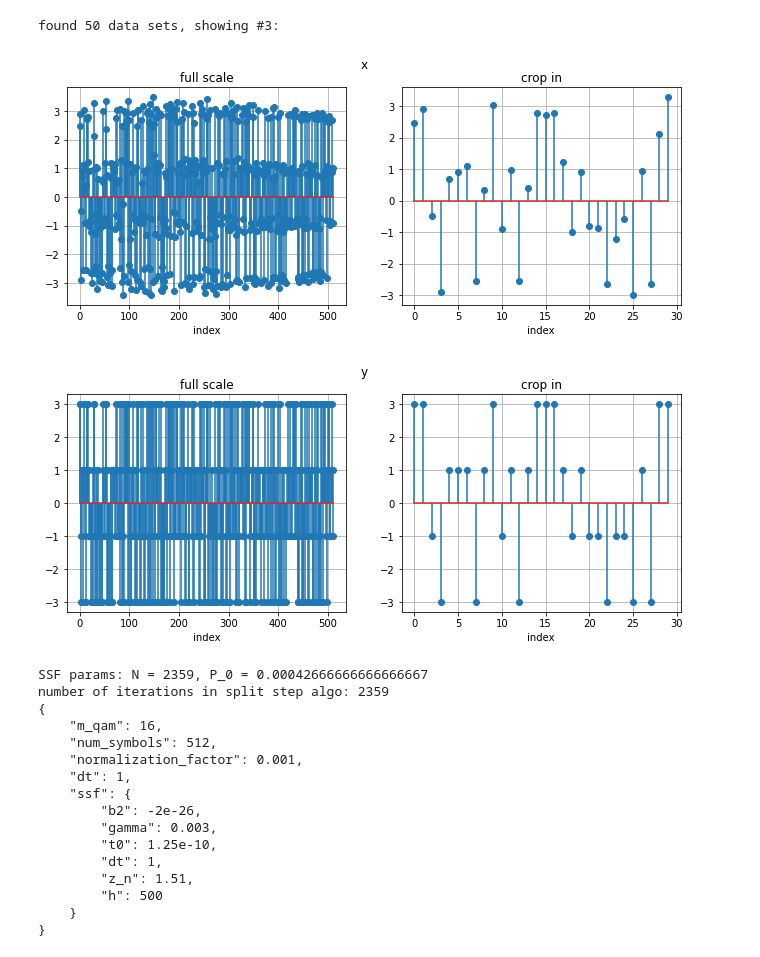
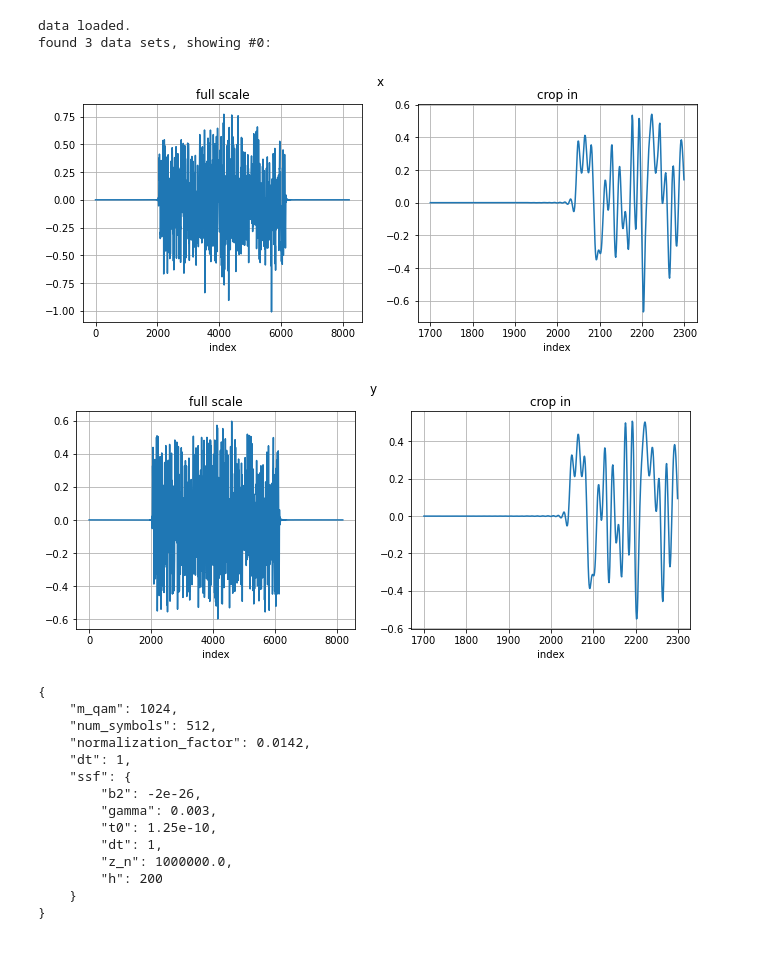
Before and after one commit to Yarden92/Thesis-code, a Jupyter notebook: apps/deep/data_analyzer.ipynb, the cells around one changed output. Drawn from its saved outputs; the diff is of its cells as text; code cells hidden in the pictures.

```diff
--- a/apps/deep/data_analyzer.ipynb
+++ b/apps/deep/data_analyzer.ipynb
@@ -20,40 +13,33 @@ conf_path = f'{dir}/conf.json'
-# %%
-# read
-with open(x_path, 'rb') as f:
-    all_x_read = np.load(f)
-with open(y_path, 'rb') as f:
-    all_y_read = np.load(f)
-with open(conf_path, 'r') as f:
-    conf_read = json.load(f)
 # %%
-# visual the data
-data_id = 3
+# visual the data of single folder
+dir = f'data/qam1024/3_samples_mu=0.0142'
+all_x_read, all_y_read, conf_read = file_methods.read_folder(dir)
+data_id = 0
 print(f'found {len(all_x_read)} data sets, showing #{data_id}:')
-Visualizer.twin_zoom_plot('x', np.real(all_x_read[data_id]), range(0, 30), function='stem')
-Visualizer.twin_zoom_plot('y', np.real(all_y_read[data_id]), range(0, 30), function='stem')
+zm = range(1700, 2300)
+Visualizer.twin_zoom_plot('x', np.real(all_x_read[data_id]), zm)
+Visualizer.twin_zoom_plot('y', np.real(all_y_read[data_id]), zm)
 # %% [output]
-found 50 data sets, showing #3:
+data loaded.
+found 3 data sets, showing #0:
-[figure, old version]
+[figure, new version]
-[figure, old version]
+[figure, new version]
 # %%
 # generate cs based on the config
-# print(json.dumps(conf_read, indent=4))
 cs = ChannelSimulator.from_dict(conf_read)
 print(cs)
 # %% [output]
-SSF params: N = 2359, P_0 = 0.00042666666666666667
-number of iterations in split step algo: 2359
 {
-    "m_qam": 16,
+    "m_qam": 1024,
     "num_symbols": 512,
-    "normalization_factor": 0.001,
+    "normalization_factor": 0.0142,
     "dt": 1,
     "ssf": {
         "b2": -2e-26,
         "gamma": 0.003,
         "t0": 1.25e-10,
         "dt": 1,
-        "z_n": 1.51,
-        "h": 500
+        "z_n": 1000000.0,
+        "h": 200
     }
 }
```
Also changed, not shown: parts of 10 cells of this notebook, 16 other files.
